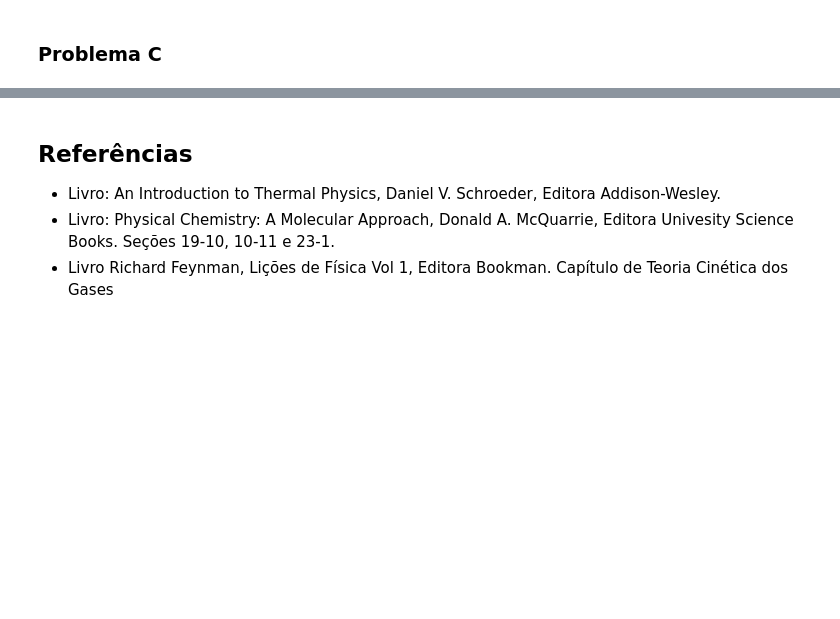
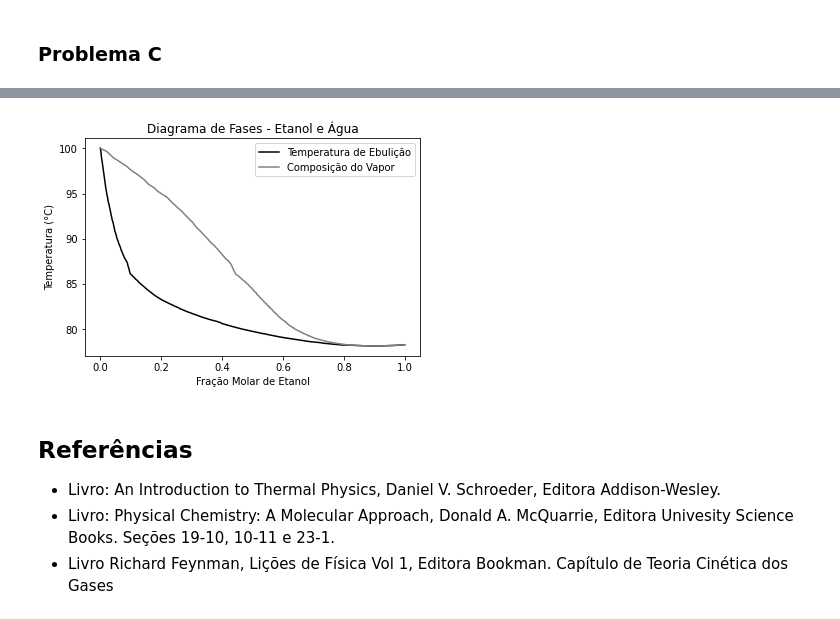
Before and after one commit to benetao/Termodinamica_Avancada, a Jupyter notebook: Desafio 1/Desafio_1_Termodinamica.ipynb, the cells around one changed output, grey strips where cells are left out. Cells and saved outputs as stored; diff of their text form; code cells hidden in the pictures; blank space fills up the shorter version.

```diff
--- a/Desafio 1/Desafio_1_Termodinamica.ipynb
+++ b/Desafio 1/Desafio_1_Termodinamica.ipynb
@@ -33,0 +45,14 @@ O primeiro desafio para solução do problema principal da disciplina envolve:
+# %%
+ARQUIVO_EXCEL = "Diagrama de Fases - Etanol e Água.xlsx"
+NOME_DA_PLANILHA_O = "Sheet1"
+LINHA_CABECALHO = 1  # considerando que a 1a linha é a número 0
+COLUNAS_CONTENDO_OS_DADOS = [1, 4, 7] # considerando que a 1a coluna é a número 0
+
+df_et_h2o = pd.read_excel(
+    ARQUIVO_EXCEL,
+    sheet_name=NOME_DA_PLANILHA_O,
+    header=LINHA_CABECALHO,
+    usecols=COLUNAS_CONTENDO_OS_DADOS,
+)
+
+df_et_h2o.head()
@@ -34,3 +66,15 @@ O primeiro desafio para solução do problema principal da disciplina envolve:
+# %%
+fig = plt.figure()
+ax1 = fig.add_subplot(111)
+df_et_h2o.plot('Mole Fraction','C',legend=True, label = "Temperatura de Ebulição", ax=ax1, kind = 'line', color = 'black')
+df_et_h2o.plot('Mole Fraction.1','C',legend=True, label = "Composição do Vapor", ax=ax1, kind = 'line', color = 'gray')
+plt.title('Diagrama de Fases - Etanol e Água')
+plt.xlabel('Fração Molar de Etanol')
+plt.ylabel('Temperatura (°C)')
+#plt.savefig('Gols e Público.png', dpi=100, format='png', facecolor='white')
+plt.show()
+# %% [output]
+[figure, added]
 # %% [markdown]
 #
 ## Referências
```
Also changed, not shown: parts of 11 cells of this notebook, 3 other files.
